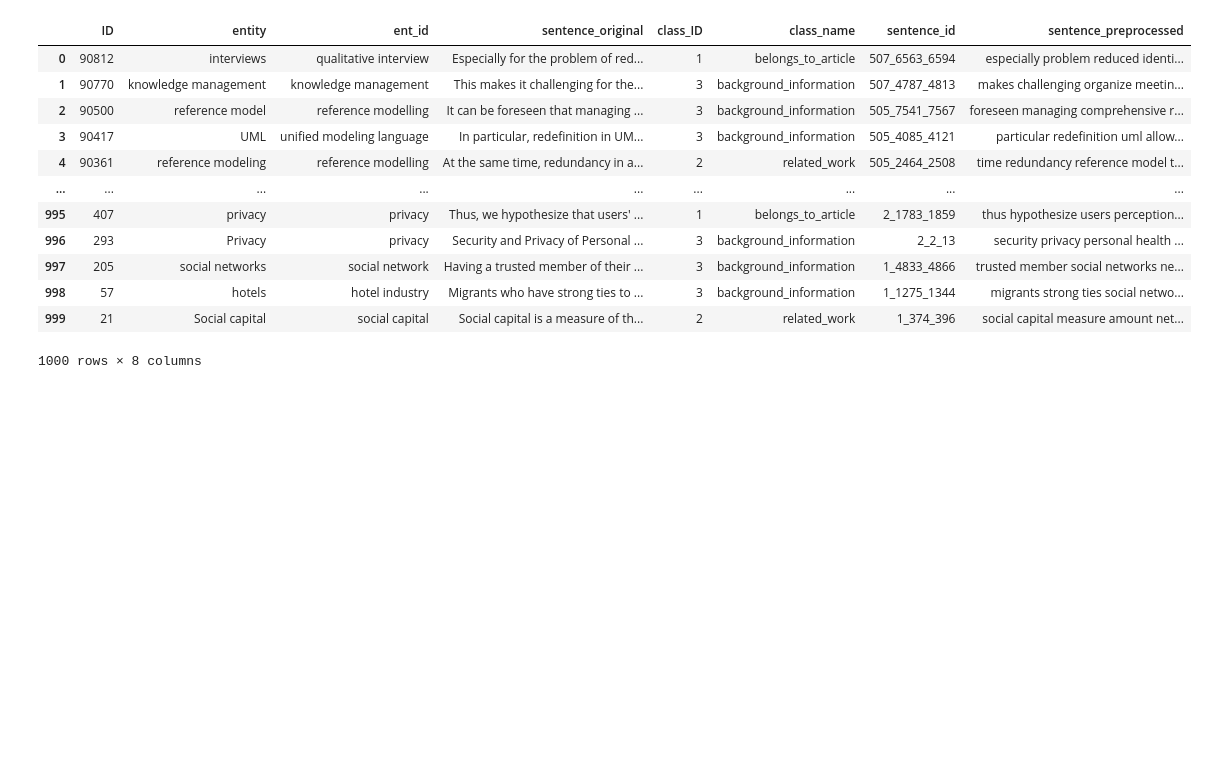
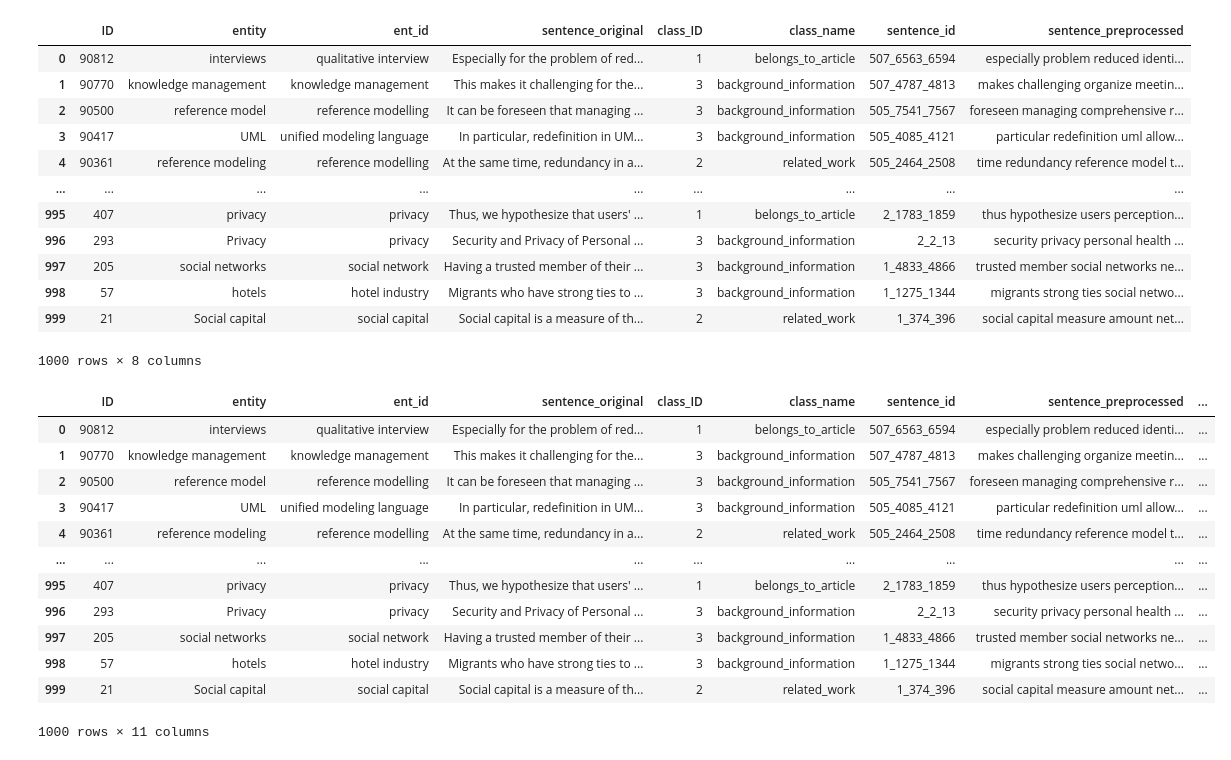
Before and after one commit to Chenjinlin28/Analytics-Project, a Jupyter notebook: Dataset part/Preprocessing.ipynb, the cells around one changed output. Saved outputs shown, nothing was run; the diff lists cells and outputs as text; code cells hidden in the pictures; blank space fills up the shorter version.

Commit message:
Preprocess data part

```diff
--- a/Dataset part/Preprocessing.ipynb
+++ b/Dataset part/Preprocessing.ipynb
@@ -20,7 +19,7 @@ None of PyTorch, TensorFlow >= 2.0, or Flax have been found. Models won't be ava
 $1.Preprocessing$
 # %%
 # Loading the dataset to a data frame
-data_df = pd.read_csv('Dataset part/Data.xlsx - Data.csv')
+data_df = pd.read_csv('Data.xlsx - Data.csv')
 # %%
 # Check dataframe
 data_df
@@ -133,4 +132,25 @@ def extract_lemmas(text):
 
 data_df['sentence_lemmas'] = data_df['sentence_preprocessed'].apply(extract_lemmas)
 # %%
-# Tokenization: A predefined word set like BERT. Then the text is matched to a token in the word set. If a word is missing, the word will be splitted until there is a match.
+# Tokenization (BERT): A predefined word set like BERT. Then the text is matched to a token in the word set. If a word is missing, the word will be splitted until there is a match.
+
+#load the Bert tokenizer
+bert_uncased = BertTokenizer.from_pretrained('bert-base-uncased')
+
+data_df['sentence_tokenized'] = data_df['sentence_preprocessed'].apply(lambda text: bert_uncased.tokenize(text))
+# %%
+data_df
+# %% [output]
+|  | ID | entity | ent_id | sentence_original | class_ID | class_name | sentence_id | sentence_preprocessed | ... |
+| 0 | 90812 | interviews | qualitative interview | Especially for the problem of red... | 1 | belongs_to_article | 507_6563_6594 | especially problem reduced identi... | ... |
+| 1 | 90770 | knowledge management | knowledge management | This makes it challenging for the... | 3 | background_information | 507_4787_4813 | makes challenging organize meetin... | ... |
+| 2 | 90500 | reference model | reference modelling | It can be foreseen that managing ... | 3 | background_information | 505_7541_7567 | foreseen managing comprehensive r... | ... |
+| 3 | 90417 | UML | unified modeling language | In particular, redefinition in UM... | 3 | background_information | 505_4085_4121 | particular redefinition uml allow... | ... |
+| 4 | 90361 | reference modeling | reference modelling | At the same time, redundancy in a... | 2 | related_work | 505_2464_2508 | time redundancy reference model t... | ... |
+| ... | ... | ... | ... | ... | ... | ... | ... | ... | ... |
+| 995 | 407 | privacy | privacy | Thus, we hypothesize that users' ... | 1 | belongs_to_article | 2_1783_1859 | thus hypothesize users perception... | ... |
+| 996 | 293 | Privacy | privacy | Security and Privacy of Personal ... | 3 | background_information | 2_2_13 | security privacy personal health ... | ... |
+| 997 | 205 | social networks | social network | Having a trusted member of their ... | 3 | background_information | 1_4833_4866 | trusted member social networks ne... | ... |
+| 998 | 57 | hotels | hotel industry | Migrants who have strong ties to ... | 3 | background_information | 1_1275_1344 | migrants strong ties social netwo... | ... |
+| 999 | 21 | Social capital | social capital | Social capital is a measure of th... | 2 | related_work | 1_374_396 | social capital measure amount net... | ... |
+1000 rows × 11 columns
```
Also changed, not shown: parts of 2 cells of this notebook, 1 other file.
